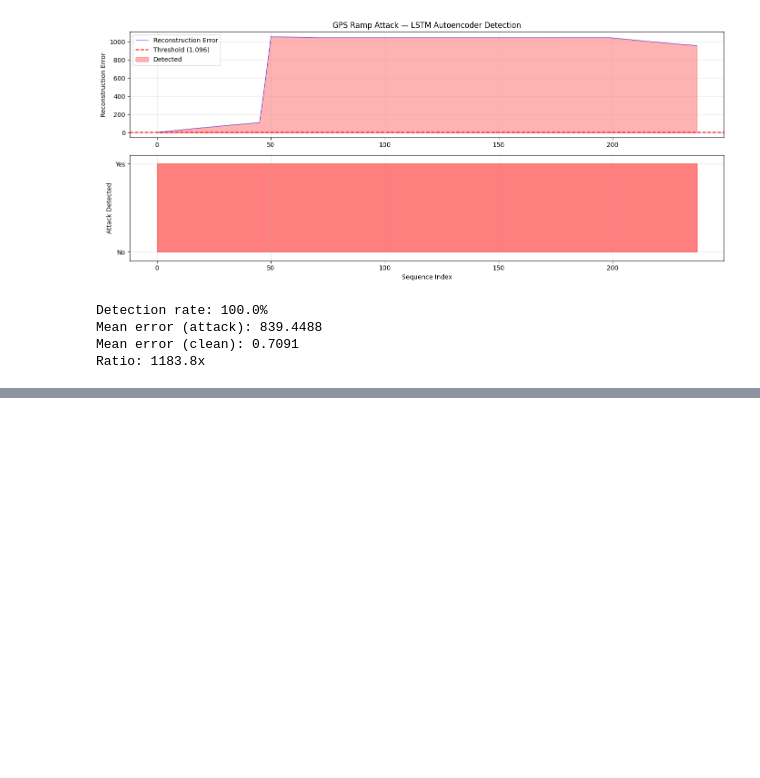
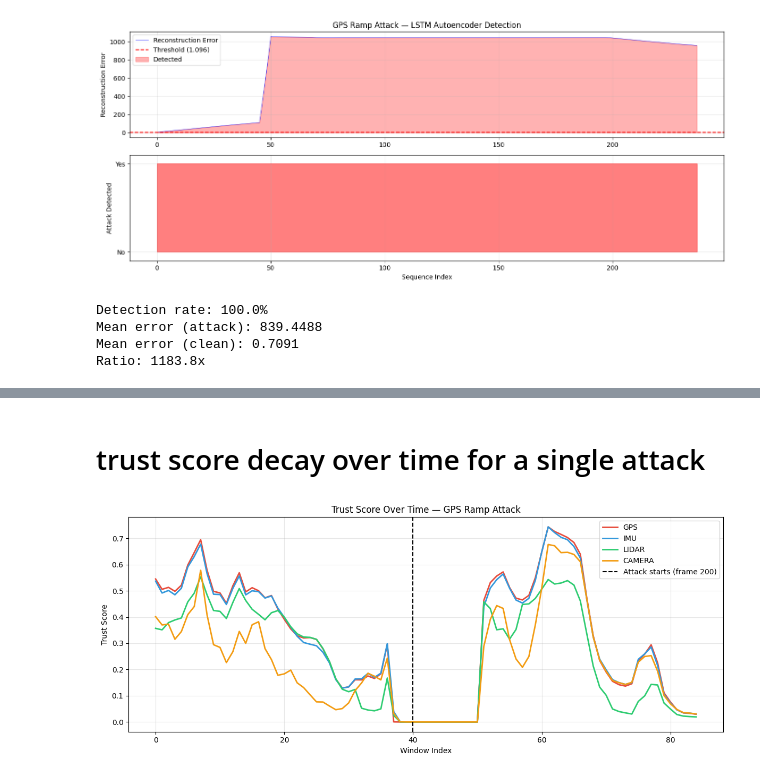
Before and after one commit to itsdharani/SensorTrust, a Jupyter notebook: notebooks/full_pipeline.ipynb, the cells around one changed output, grey strips where cells are left out. Saved outputs shown, nothing was run; the diff lists cells and outputs as text; code cells hidden in the pictures; blank space fills up the shorter version.

```diff
--- a/notebooks/full_pipeline.ipynb
+++ b/notebooks/full_pipeline.ipynb
@@ -777,0 +1186,44 @@ Ratio: 1183.8x
+# %% [markdown]
+# trust score decay over time for a single attack
+# %%
+# trust score over time for GPS Ramp attack
+z_ramp = normalizer.transform(
+    extract_all_gps_proxies(gps_ramp_data, dt=dt),
+    imu_clean,
+    cam_clean,
+    lidar_clean
+)
+
+min_len = min(len(z_ramp['gps_delta_v']), len(z_ramp['imu_delta_v']),
+              len(z_ramp['lidar_icp']), len(z_ramp['camera_flow']))
+
+window = 20
+trust_over_time = {s: [] for s in sensors}
+
+for i in range(0, min_len - window, 5):
+    z_window = {
+        'gps_delta_v' : z_ramp['gps_delta_v'][i:i+window],
+        'imu_delta_v' : z_ramp['imu_delta_v'][i:i+window],
+        'lidar_icp'   : z_ramp['lidar_icp'][i:i+window],
+        'camera_flow' : z_ramp['camera_flow'][i:i+window],
+    }
+    trust, _ = run_trust_scoring(z_window)
+    for s in sensors:
+        trust_over_time[s].append(trust[s])
+
+fig, ax = plt.subplots(figsize=(12, 5))
+x = range(len(trust_over_time['gps']))
+for s in sensors:
+    ax.plot(x, trust_over_time[s], label=s.upper(), color=colors[s], linewidth=2)
+
+ax.axvline(x=200//5, color='black', linestyle='--', linewidth=1.5, label='Attack starts (frame 200)')
+ax.set_xlabel('Window Index')
+ax.set_ylabel('Trust Score')
+ax.set_title('Trust Score Over Time — GPS Ramp Attack')
+ax.legend()
+ax.grid(True, alpha=0.3)
+plt.tight_layout()
+plt.savefig('../results/plots/trust_decay_gps_ramp.png', dpi=150, bbox_inches='tight')
+plt.show()
+# %% [output]
+[figure, added]
```
Also changed, not shown: parts of 52 cells of this notebook, 1 other file.
